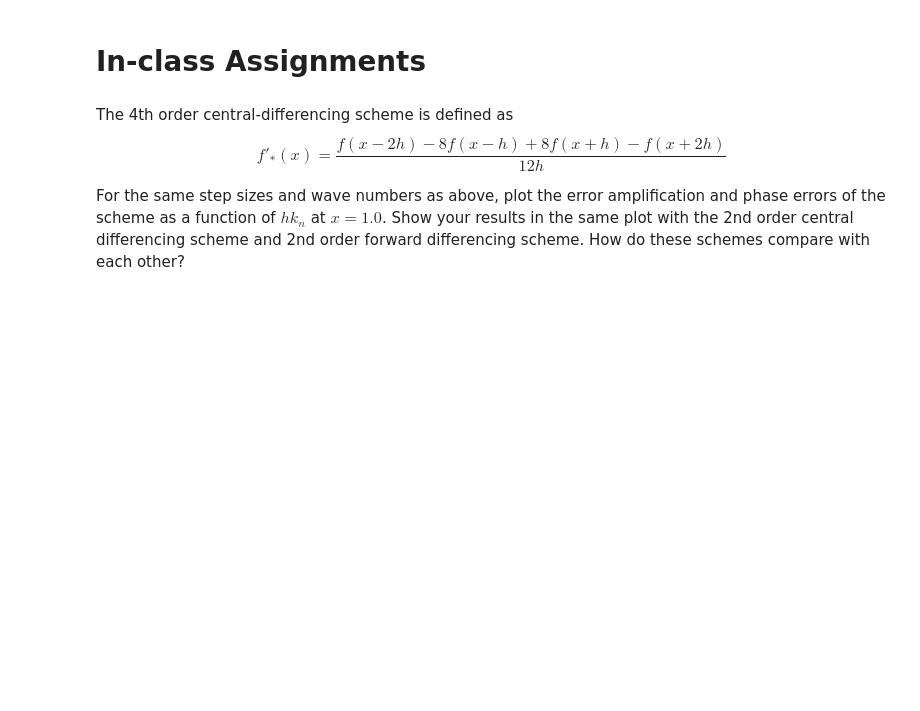
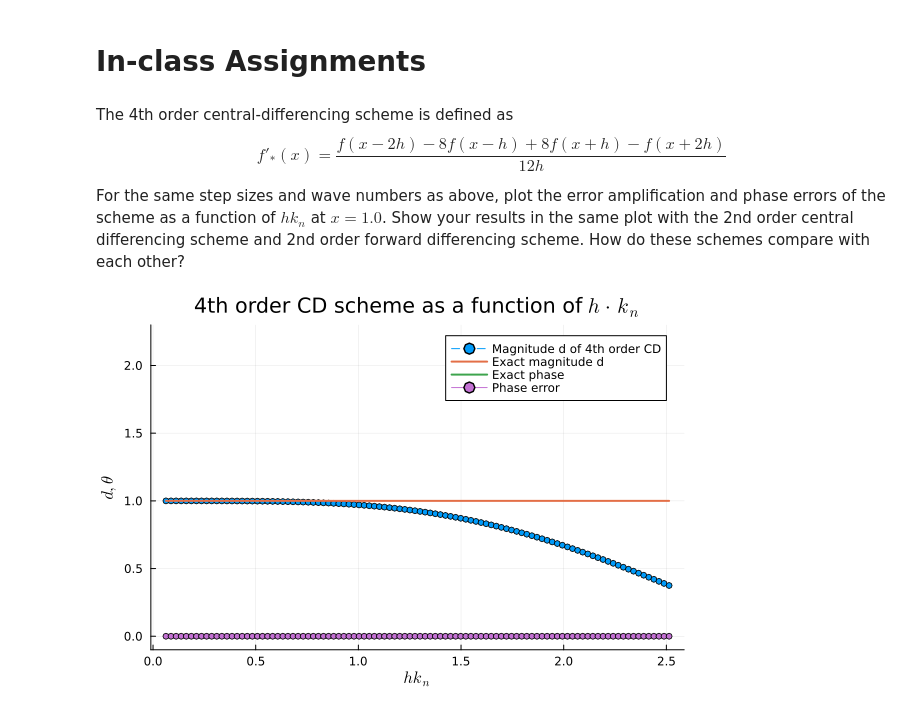
Before and after one commit to jacob-cunningham-ds/me2060, a Jupyter notebook: modules/module_5/error_analysis_fd-inclass.ipynb, the cells around one changed output. Cells and saved outputs as stored; diff of their text form; code cells hidden in the pictures; blank space fills up the shorter version.

```diff
--- a/modules/module_5/error_analysis_fd-inclass.ipynb
+++ b/modules/module_5/error_analysis_fd-inclass.ipynb
@@ -181,0 +185,17 @@ For the same step sizes and wave numbers as above, plot the error amplification
+# %%
+ratio_cd4 = CD_diff_4.(h, k0) ./ (im * k0 * x0 * exp.(im * k0 * x0))
+
+mag_n_cd4 = abs.(ratio_cd4)
+theta_n_cd4 = abs.(angle.(ratio_cd4))
+
+# Plot the results
+Plt.plot(h * k0, mag_n_cd4, m=:o, ms=3, l=:dash, label="Magnitude d of 4th order CD")
+Plt.plot!(h * k0, ones(length(h)), lw=2, label="Exact magnitude d")
+Plt.plot!(h * k0, zeros(length(h)), lw=2, label="Exact phase")
+Plt.plot!(h * k0, theta_n_cd4, m=:o, ms=3, label="Phase error")
+Plt.title!(ltx.L"4th order CD scheme as a function of $h\cdot k_n$")
+Plt.xlabel!(ltx.L"$hk_n$")
+Plt.ylabel!(ltx.L"d,\theta")
+Plt.ylims!(-0.1, 2.3)
+# %% [output]
+[figure, added]
```
Also changed, not shown: parts of 3 cells of this notebook.
